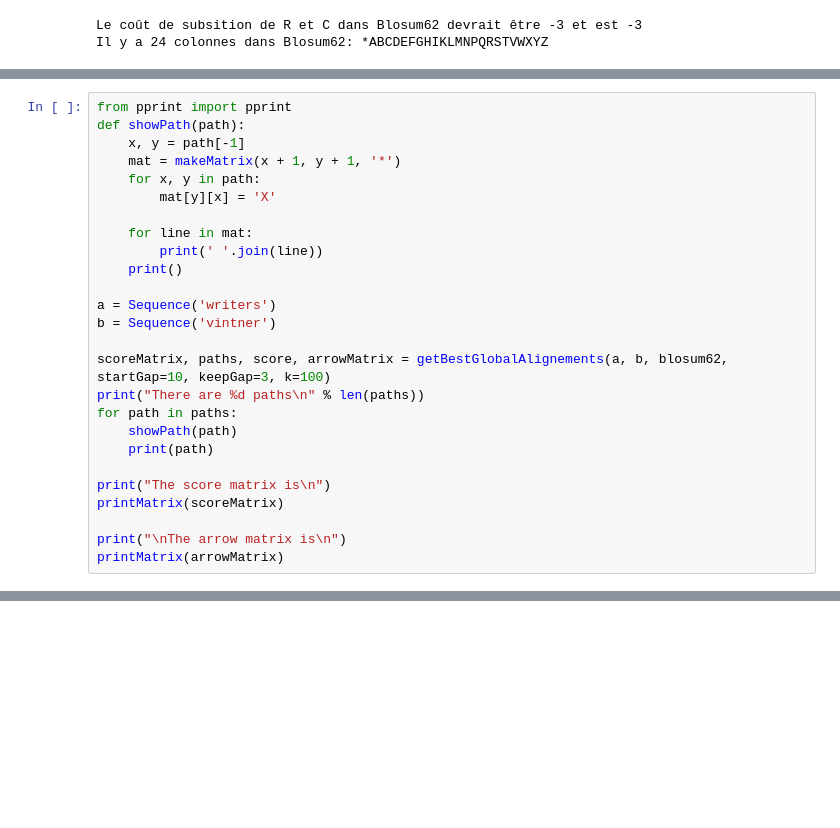
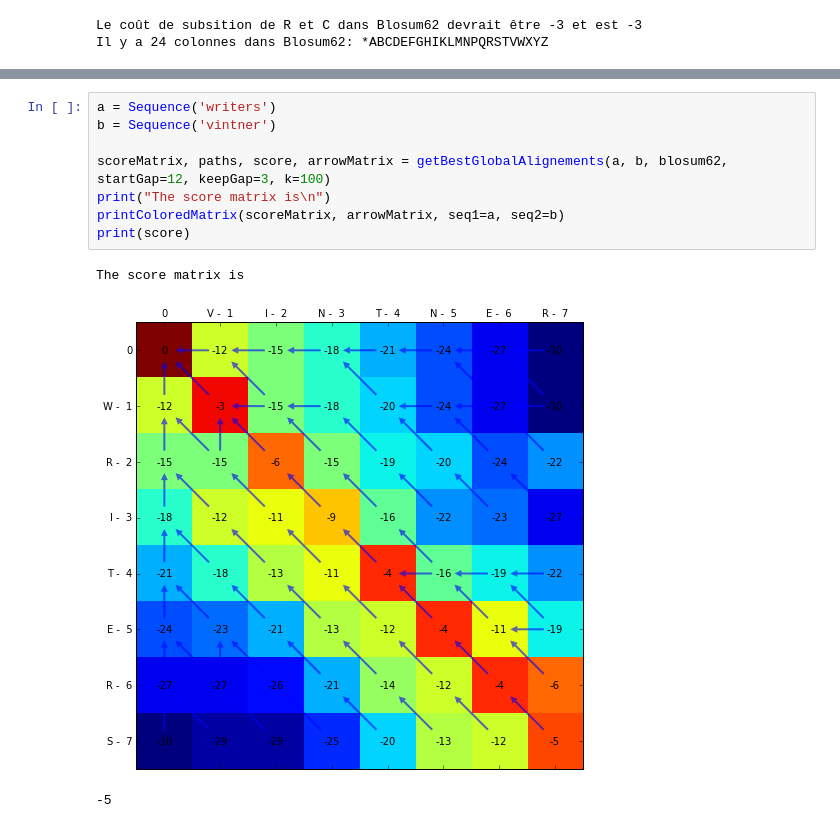
Before and after one commit to bonaert/bioinformatics, a Jupyter notebook: Report.ipynb, the cells around one changed output, grey strips where cells are left out. Cells and saved outputs as stored; diff of their text form; blank space fills up the shorter version.

```diff
--- a/Report.ipynb
+++ b/Report.ipynb
@@ -251,26 +151,0 @@ def getBestGlobalAlignements(sequence1, sequence2, score, startGap=4, keepGap=1,
-# %%
-from pprint import pprint
-def showPath(path):
-    x, y = path[-1]
-    mat = makeMatrix(x + 1, y + 1, '*')
-    for x, y in path:
-        mat[y][x] = 'X'
-
-    for line in mat:
-        print(' '.join(line))
-    print()
-
-a = Sequence('writers')
-b = Sequence('vintner')
-
-scoreMatrix, paths, score, arrowMatrix = getBestGlobalAlignements(a, b, blosum62, startGap=10, keepGap=3, k=100)
-print("There are %d paths\n" % len(paths))
-for path in paths:
-    showPath(path)
-    print(path)
-
-print("The score matrix is\n")
-printMatrix(scoreMatrix)
-
-print("\nThe arrow matrix is\n")
-printMatrix(arrowMatrix)
@@ -485,0 +373,12 @@ PLPPGWEERQDILGRTYYVNHESRRTQWKRP
+# %%
+a = Sequence('writers')
+b = Sequence('vintner')
+
+scoreMatrix, paths, score, arrowMatrix = getBestGlobalAlignements(a, b, blosum62, startGap=12, keepGap=3, k=100)
+print("The score matrix is\n")
+printColoredMatrix(scoreMatrix, arrowMatrix, seq1=a, seq2=b)
+print(score)
+# %% [output]
+The score matrix is
+[figure, added]
+-5
```
Also changed, not shown: parts of 46 cells of this notebook, 5 other files.
